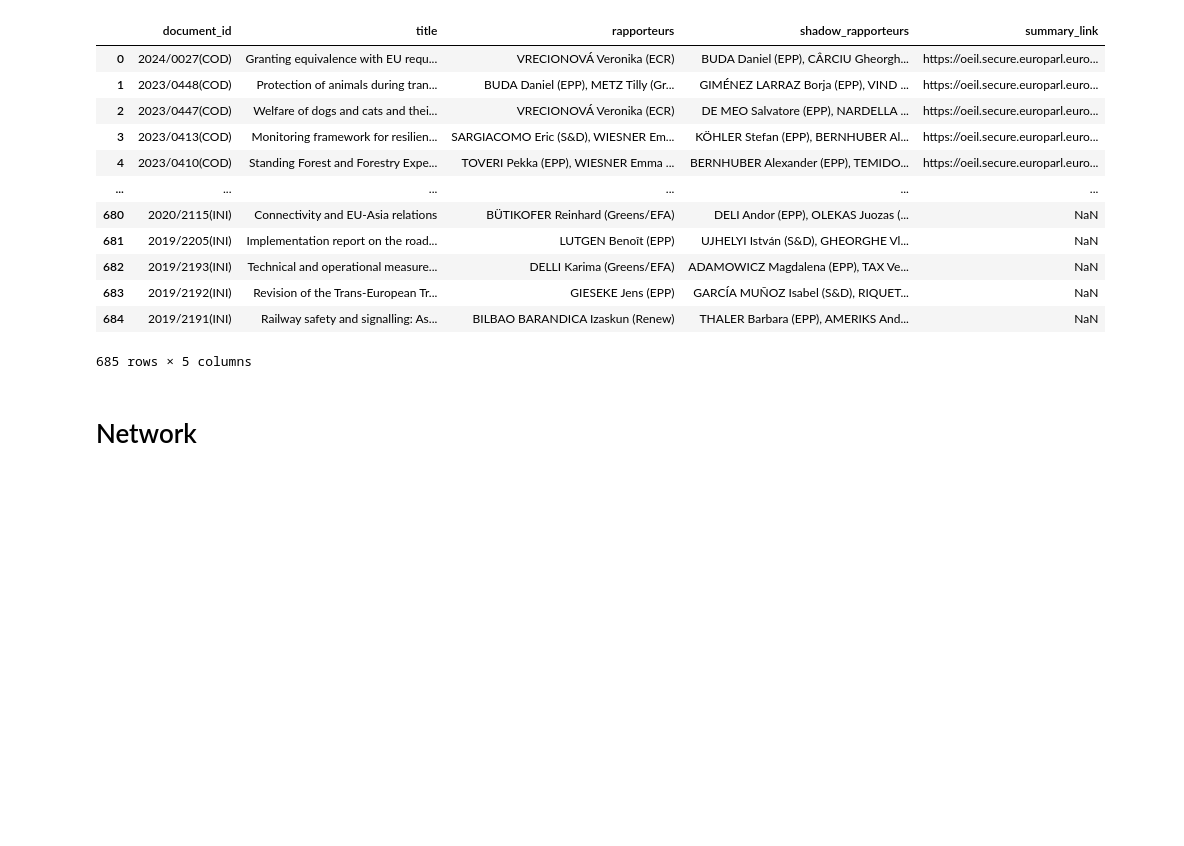
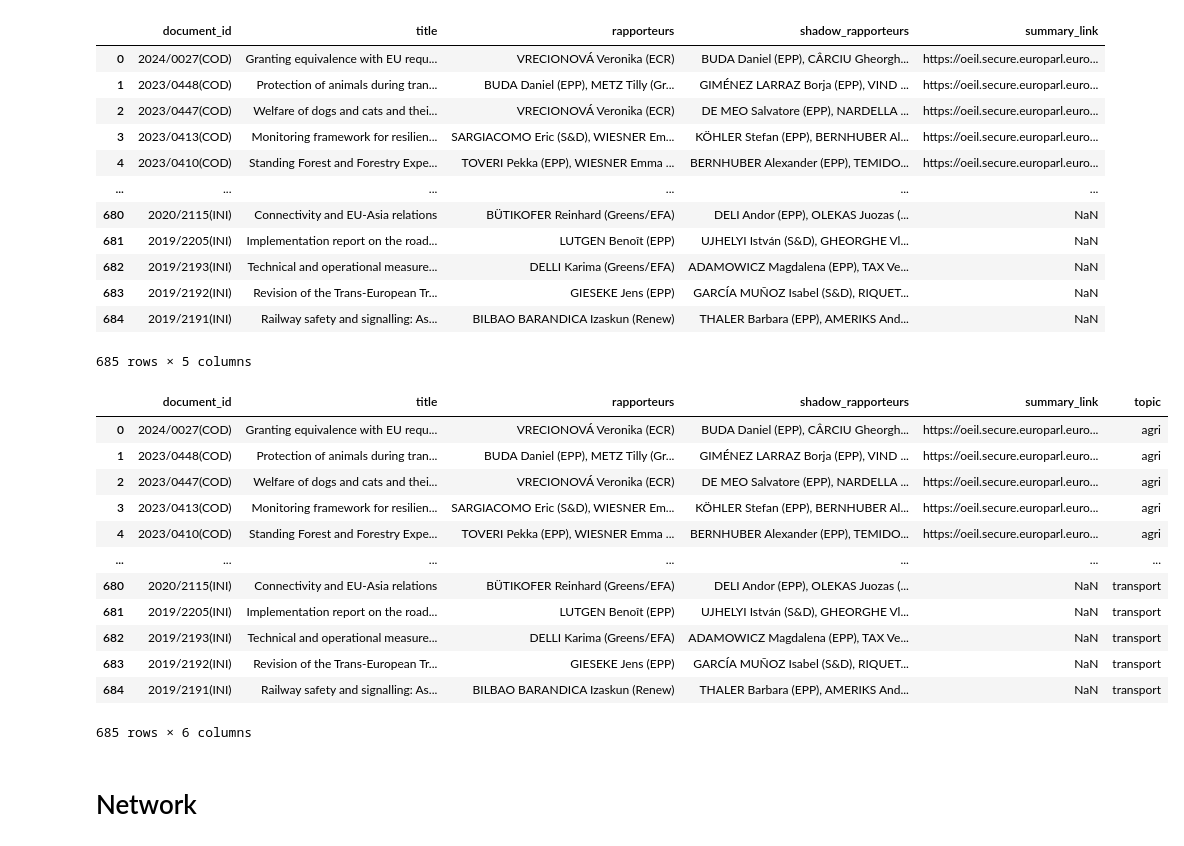
Before and after one commit to CarolineMortensen/Group_project_CSS, a Jupyter notebook: ProjectA.ipynb, the cells around one changed output. Cells and saved outputs as stored; diff of their text form; code cells hidden in the pictures; blank space fills up the shorter version.

```diff
--- a/ProjectA.ipynb
+++ b/ProjectA.ipynb
@@ -51,6 +51,35 @@ df
 | 683 | 2019/2192(INI) | Revision of the Trans-European Tr... | GIESEKE Jens (EPP) | GARCÍA MUÑOZ Isabel (S&D), RIQUET... | NaN |
 | 684 | 2019/2191(INI) | Railway safety and signalling: As... | BILBAO BARANDICA Izaskun (Renew) | THALER Barbara (EPP), AMERIKS And... | NaN |
 685 rows × 5 columns
+# %%
+#Keep track of what the topics are
+df_agri['topic'] = 'agri'
+df_energy['topic'] = 'energy'
+df_enterprise['topic'] = 'enterprise'
+df_environmental['topic'] = 'environmental'
+df_fish['topic'] = 'fish'
+df_industrial['topic'] = 'industrial'
+df_info['topic'] = 'info'
+df_research['topic'] = 'research'
+df_transport['topic'] = 'transport'
+
+df_topic = pd.concat([df_agri, df_energy, df_enterprise, df_environmental, df_fish, df_industrial, df_info,
+                df_research, df_transport], ignore_index=True)
+df_topic
+# %% [output]
+|  | document_id | title | rapporteurs | shadow_rapporteurs | summary_link | topic |
+| 0 | 2024/0027(COD) | Granting equivalence with EU requ... | VRECIONOVÁ Veronika (ECR) | BUDA Daniel (EPP), CÂRCIU Gheorgh... | https://oeil.secure.europarl.euro... | agri |
+| 1 | 2023/0448(COD) | Protection of animals during tran... | BUDA Daniel (EPP), METZ Tilly (Gr... | GIMÉNEZ LARRAZ Borja (EPP), VIND ... | https://oeil.secure.europarl.euro... | agri |
+| 2 | 2023/0447(COD) | Welfare of dogs and cats and thei... | VRECIONOVÁ Veronika (ECR) | DE MEO Salvatore (EPP), NARDELLA ... | https://oeil.secure.europarl.euro... | agri |
+| 3 | 2023/0413(COD) | Monitoring framework for resilien... | SARGIACOMO Eric (S&D), WIESNER Em... | KÖHLER Stefan (EPP), BERNHUBER Al... | https://oeil.secure.europarl.euro... | agri |
+| 4 | 2023/0410(COD) | Standing Forest and Forestry Expe... | TOVERI Pekka (EPP), WIESNER Emma ... | BERNHUBER Alexander (EPP), TEMIDO... | https://oeil.secure.europarl.euro... | agri |
+| ... | ... | ... | ... | ... | ... | ... |
+| 680 | 2020/2115(INI) | Connectivity and EU-Asia relations | BÜTIKOFER Reinhard (Greens/EFA) | DELI Andor (EPP), OLEKAS Juozas (... | NaN | transport |
+| 681 | 2019/2205(INI) | Implementation report on the road... | LUTGEN Benoît (EPP) | UJHELYI István (S&D), GHEORGHE Vl... | NaN | transport |
+| 682 | 2019/2193(INI) | Technical and operational measure... | DELLI Karima (Greens/EFA) | ADAMOWICZ Magdalena (EPP), TAX Ve... | NaN | transport |
+| 683 | 2019/2192(INI) | Revision of the Trans-European Tr... | GIESEKE Jens (EPP) | GARCÍA MUÑOZ Isabel (S&D), RIQUET... | NaN | transport |
+| 684 | 2019/2191(INI) | Railway safety and signalling: As... | BILBAO BARANDICA Izaskun (Renew) | THALER Barbara (EPP), AMERIKS And... | NaN | transport |
+685 rows × 6 columns
 # %% [markdown]
 # Network
 # %%
```
Also changed, not shown: parts of 21 cells of this notebook.
